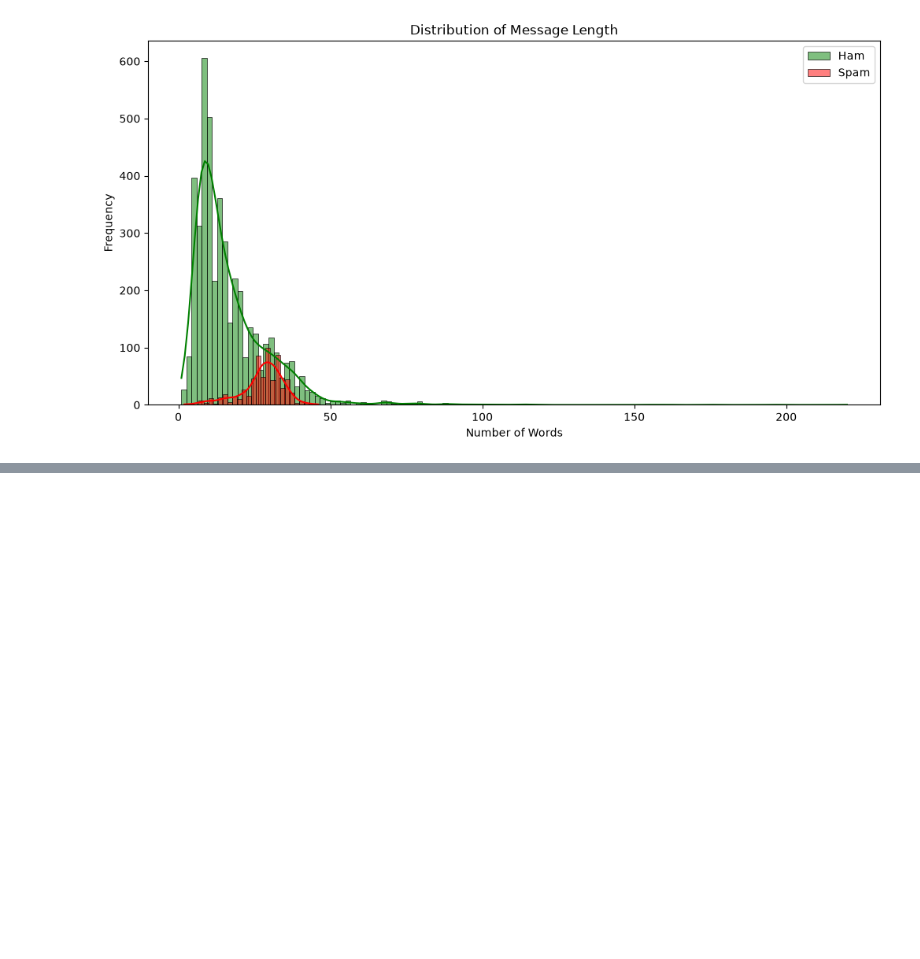
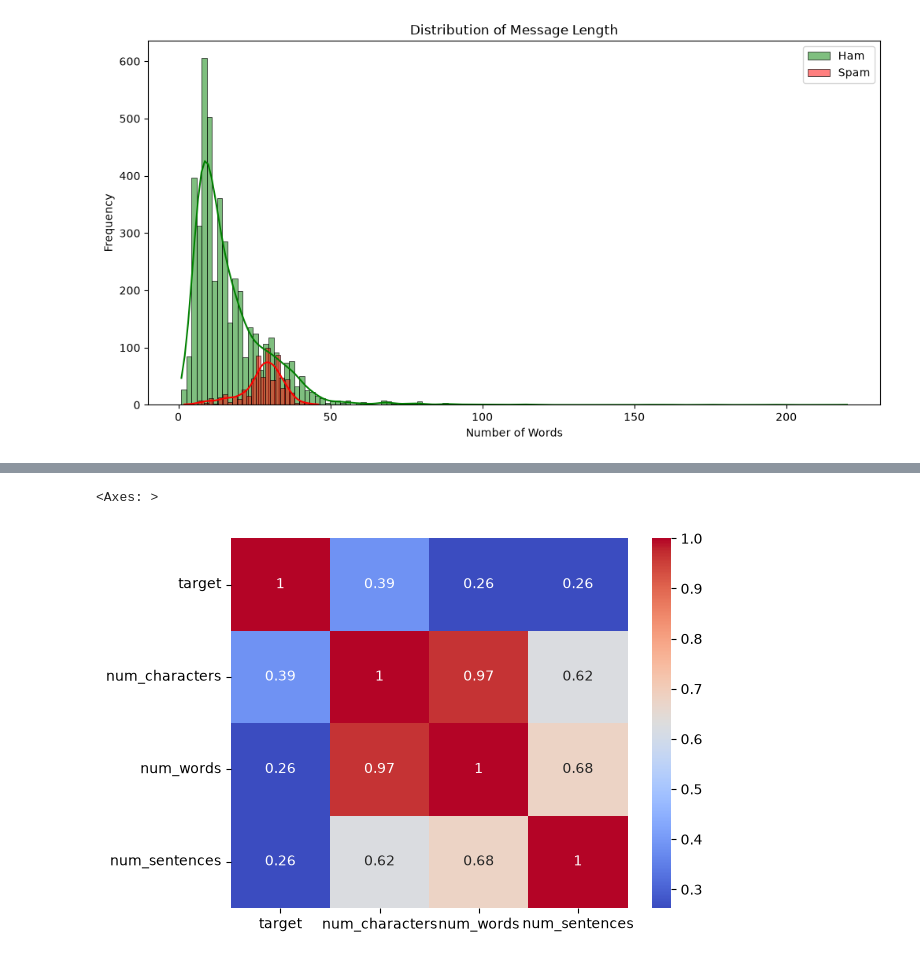
Before and after one commit to ksahu-298/Portfolio-Projects---Machine-Learning, a Jupyter notebook: 02_Classification/SMS Spam Classifier/model.ipynb, the cells around one changed output, grey strips where cells are left out. Saved outputs shown, nothing was run; the diff lists cells and outputs as text; code cells hidden in the pictures; blank space fills up the shorter version.

```diff
--- a/02_Classification/SMS Spam Classifier/model.ipynb
+++ b/02_Classification/SMS Spam Classifier/model.ipynb
@@ -207,0 +214,5 @@ plt.show()
+# %%
+sns.heatmap(df.corr(numeric_only=True), annot=True, cmap="coolwarm")
+# %% [output]
+<Axes: >
+[figure, added]
```
Also changed, not shown: parts of 3 cells of this notebook.
